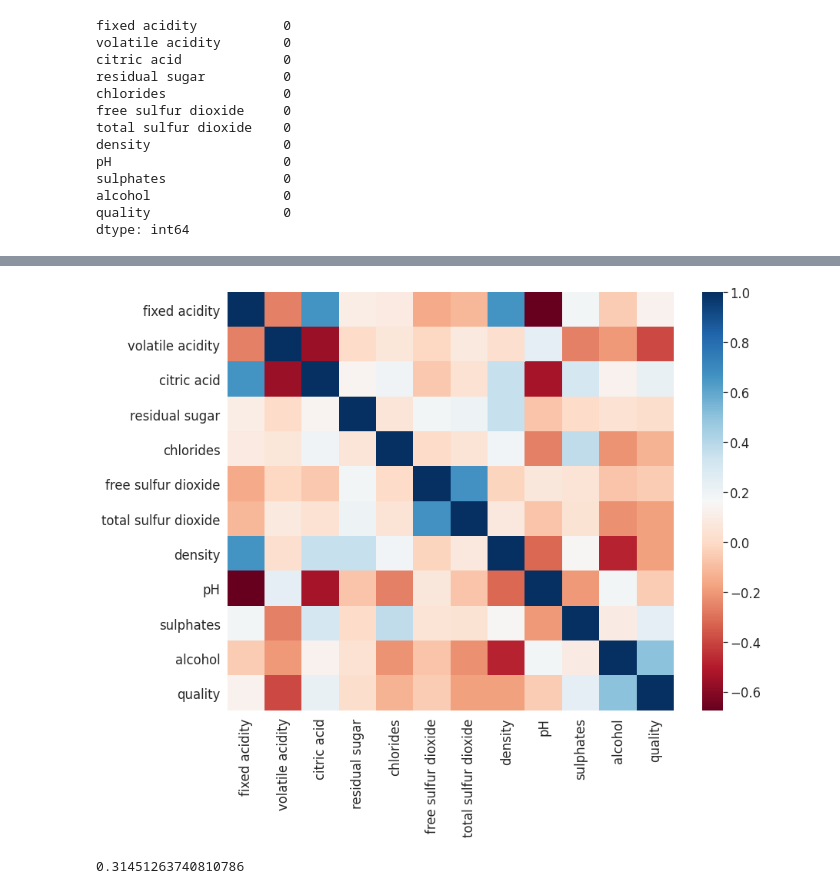
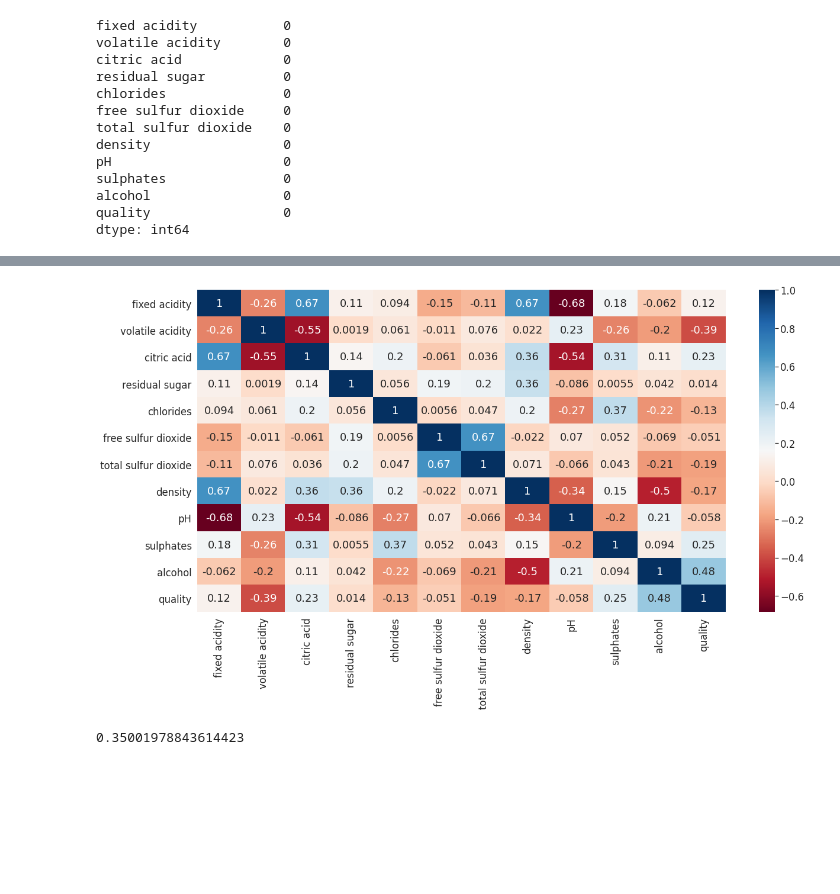
Before and after one commit to Gishnurahul/Analytricks, a Jupyter notebook: Wine_Quality.ipynb, the cells around one changed output, grey strips where cells are left out. Cells and saved outputs as stored; diff of their text form; code cells hidden in the pictures; blank space fills up the shorter version.

```diff
--- a/Wine_Quality.ipynb
+++ b/Wine_Quality.ipynb
@@ -11,12 +11,11 @@ sns.set_style("darkgrid")
 sns.set(font_scale=1.5)
 
 # Read in dataset
+url = 'https://raw.githubusercontent.com/Gishnurahul/Analytricks/main/winequality-red.csv'
 
-#url = 'https://raw.githubusercontent.com/Gishnurahul/Analytricks/main/winequality-red.csv'
-
-#df= pd.read_csv(url)
+df= pd.read_csv(url)
 #df = pd.read_csv(url,index_col=0)
-df = pd.read_csv('/content/winequality-red._outlier.csv')
+#df = pd.read_csv('/content/winequality-red.csv')
 df.isnull().sum()
 # %% [output]
 fixed acidity           0
@@ -47,15 +49,15 @@ sns.pairplot(df, hue="quality", palette="RdBu")
 # %%
 # create tabular correlation matrix
 corr = df.corr()
-_, ax = plt.subplots(figsize=(13,10))
+_, ax = plt.subplots(figsize=(20,10))
 
 # graph correlation matrix
 _ = sns.heatmap(corr, ax=ax,
                 xticklabels=corr.columns.values,
                 yticklabels=corr.columns.values,
-                cmap='RdBu')
+                cmap='RdBu',annot=True)
 # %% [output]
-[figure, old version]
+[figure, new version]
 # %%
 from sklearn.model_selection import train_test_split
 #from sklearn.datasets import load_iris
@@ -69,7 +71,7 @@ regr = linear_model.LinearRegression()
 regr.fit(X, Y)
 regr.score(x_test,y_test)
 # %% [output]
-0.31451263740810786
+0.35001978843614423
 # %%
 
 model= LinearRegression().fit(x_train,y_train)
```
Also changed, not shown: parts of 7 cells of this notebook.
